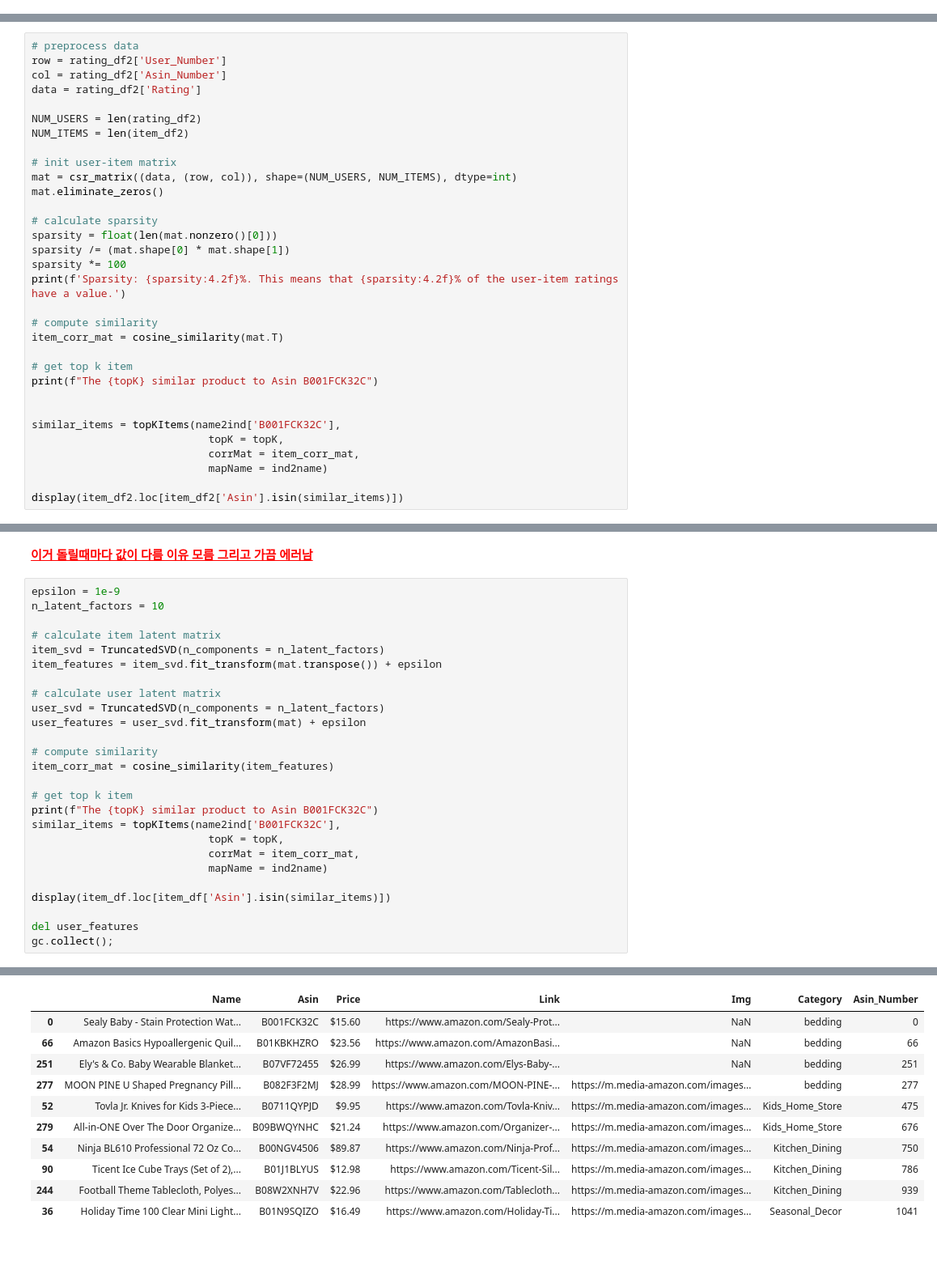
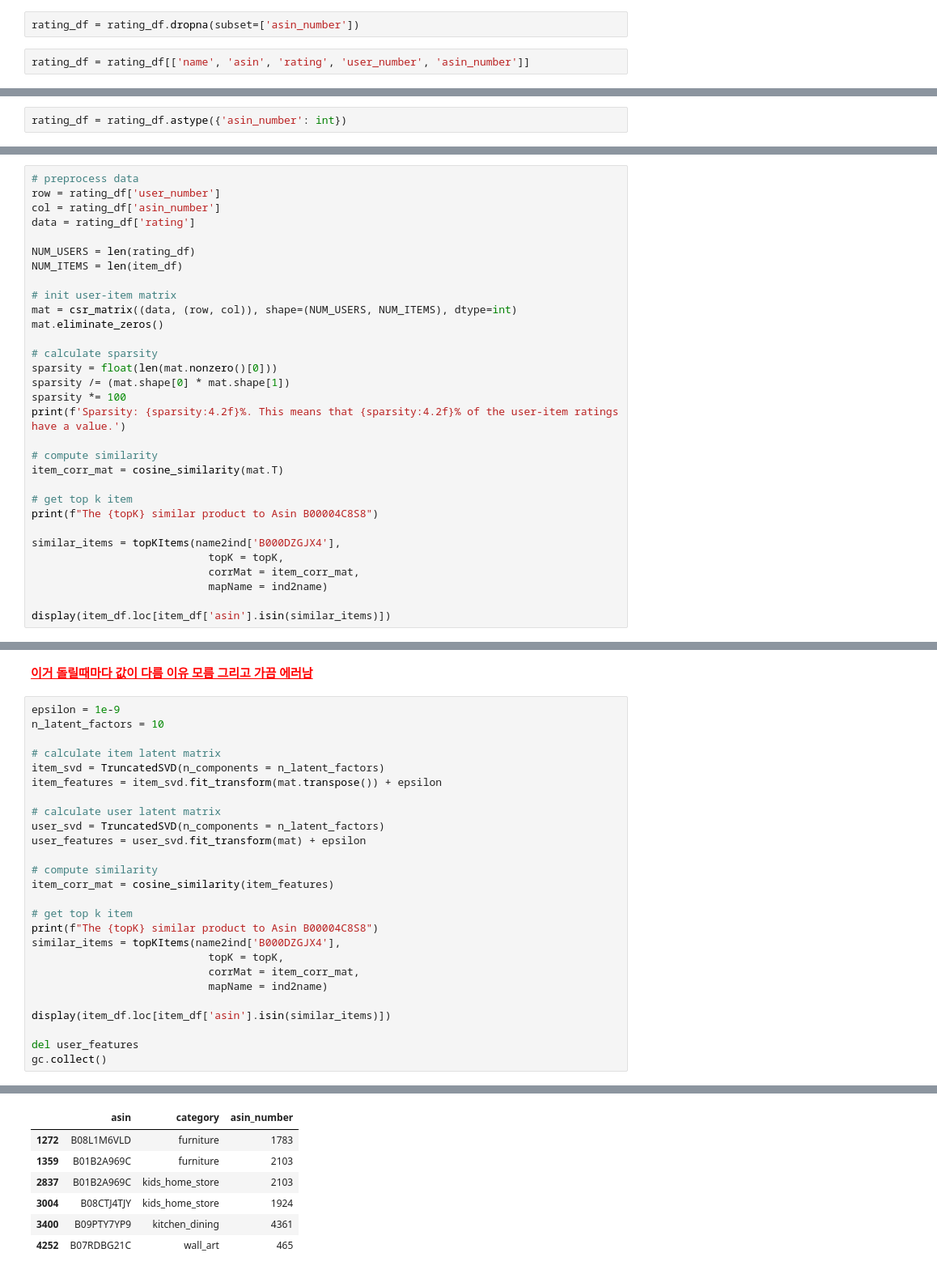
Before and after one commit to 4plus6is10/homemaker-Data, a Jupyter notebook: 21. 추천 시스템 코드 정리2.ipynb, the cells around one changed output, grey strips where cells are left out. Shown at 81% size. Saved outputs shown, nothing was run; the diff lists cells and outputs as text; blank space fills up the shorter version.

```diff
--- a/21. 추천 시스템 코드 정리2.ipynb
+++ b/21. 추천 시스템 코드 정리2.ipynb
@@ -317,0 +190,4 @@ None
+# %%
+rating_df = rating_df.dropna(subset=['asin_number'])
+# %%
+rating_df = rating_df[['name', 'asin', 'rating', 'user_number', 'asin_number']]
@@ -317,0 +229,2 @@ None
+# %%
+rating_df = rating_df.astype({'asin_number': int})
@@ -475,11 +401,11 @@ item_df2 = item_df[['Asin','Category']].copy()
 # %%
 # preprocess data
-row = rating_df2['User_Number']
-col = rating_df2['Asin_Number']
-data = rating_df2['Rating']
+row = rating_df['user_number']
+col = rating_df['asin_number']
+data = rating_df['rating']
 
-NUM_USERS = len(rating_df2)
-NUM_ITEMS = len(item_df2)
+NUM_USERS = len(rating_df)
+NUM_ITEMS = len(item_df)
 
 # init user-item matrix
 mat = csr_matrix((data, (row, col)), shape=(NUM_USERS, NUM_ITEMS), dtype=int)
@@ -495,13 +421,12 @@ print(f'Sparsity: {sparsity:4.2f}%. This means that {sparsity:4.2f}% of the user
 item_corr_mat = cosine_similarity(mat.T)
 
 # get top k item
-print(f"The {topK} similar product to Asin B001FCK32C")
+print(f"The {topK} similar product to Asin B00004C8S8")
 
-
-similar_items = topKItems(name2ind['B001FCK32C'],
+similar_items = topKItems(name2ind['B000DZGJX4'],
                             topK = topK,
                             corrMat = item_corr_mat,
                             mapName = ind2name)
 
-display(item_df2.loc[item_df2['Asin'].isin(similar_items)])
+display(item_df.loc[item_df['asin'].isin(similar_items)])
 # %% [output]
@@ -530,14 +468,14 @@ user_features = user_svd.fit_transform(mat) + epsilon
 item_corr_mat = cosine_similarity(item_features)
 
 # get top k item
-print(f"The {topK} similar product to Asin B001FCK32C")
-similar_items = topKItems(name2ind['B001FCK32C'],
+print(f"The {topK} similar product to Asin B00004C8S8")
+similar_items = topKItems(name2ind['B000DZGJX4'],
                             topK = topK,
                             corrMat = item_corr_mat,
                             mapName = ind2name)
 
-display(item_df.loc[item_df['Asin'].isin(similar_items)])
+display(item_df.loc[item_df['asin'].isin(similar_items)])
 
 del user_features
-gc.collect();
+gc.collect()
 # %% [output]
@@ -545,11 +483,7 @@ The 10 similar product to Asin B001FCK32C
-|  | Name | Asin | Price | Link | Img | Category | Asin_Number |
-| 0 | Sealy Baby - Stain Protection Wat... | B001FCK32C | $15.60 | https://www.amazon.com/Sealy-Prot... | NaN | bedding | 0 |
-| 66 | Amazon Basics Hypoallergenic Quil... | B01KBKHZRO | $23.56 | https://www.amazon.com/AmazonBasi... | NaN | bedding | 66 |
-| 251 | Ely's & Co. Baby Wearable Blanket... | B07VF72455 | $26.99 | https://www.amazon.com/Elys-Baby-... | NaN | bedding | 251 |
-| 277 | MOON PINE U Shaped Pregnancy Pill... | B082F3F2MJ | $28.99 | https://www.amazon.com/MOON-PINE-... | https://m.media-amazon.com/images... | bedding | 277 |
-| 52 | Tovla Jr. Knives for Kids 3-Piece... | B0711QYPJD | $9.95 | https://www.amazon.com/Tovla-Kniv... | https://m.media-amazon.com/images... | Kids_Home_Store | 475 |
-| 279 | All-in-ONE Over The Door Organize... | B09BWQYNHC | $21.24 | https://www.amazon.com/Organizer-... | https://m.media-amazon.com/images... | Kids_Home_Store | 676 |
-| 54 | Ninja BL610 Professional 72 Oz Co... | B00NGV4506 | $89.87 | https://www.amazon.com/Ninja-Prof... | https://m.media-amazon.com/images... | Kitchen_Dining | 750 |
-| 90 | Ticent Ice Cube Trays (Set of 2),... | B01J1BLYUS | $12.98 | https://www.amazon.com/Ticent-Sil... | https://m.media-amazon.com/images... | Kitchen_Dining | 786 |
-| 244 | Football Theme Tablecloth, Polyes... | B08W2XNH7V | $22.96 | https://www.amazon.com/Tablecloth... | https://m.media-amazon.com/images... | Kitchen_Dining | 939 |
-| 36 | Holiday Time 100 Clear Mini Light... | B01N9SQIZO | $16.49 | https://www.amazon.com/Holiday-Ti... | https://m.media-amazon.com/images... | Seasonal_Decor | 1041 |
+|  | asin | category | asin_number |
+| 1272 | B08L1M6VLD | furniture | 1783 |
+| 1359 | B01B2A969C | furniture | 2103 |
+| 2837 | B01B2A969C | kids_home_store | 2103 |
+| 3004 | B08CTJ4TJY | kids_home_store | 1924 |
+| 3400 | B09PTY7YP9 | kitchen_dining | 4361 |
+| 4252 | B07RDBG21C | wall_art | 465 |
```
Also changed, not shown: parts of 51 cells of this notebook.
